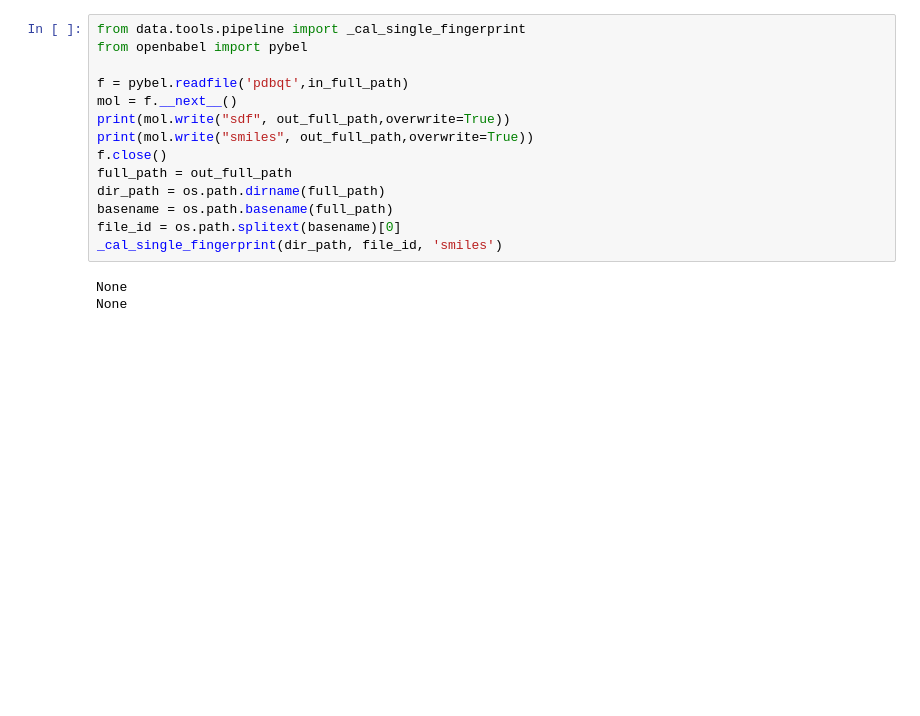
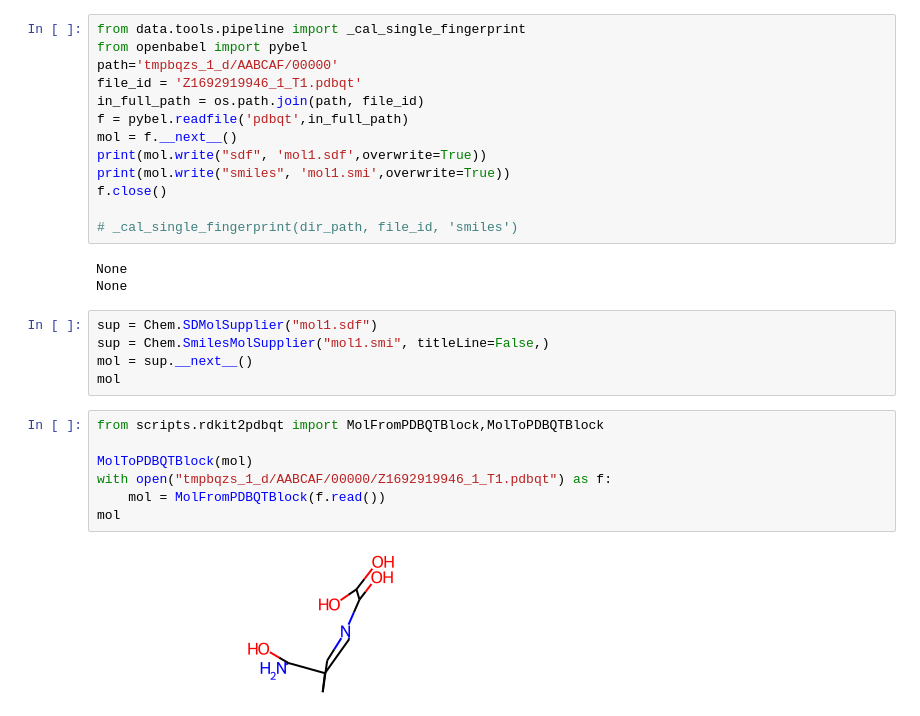
Before and after one commit to wewewexiao2008/virtual-screen, a Jupyter notebook: notebook.ipynb, the cells around one changed output. Saved outputs shown, nothing was run; the diff lists cells and outputs as text; blank space fills up the shorter version.

Commit message:
格式转换使用pybel的接口，不用sdf（失败率太高了），smiles要换方式读取，可以直接读取pdbqt为rdkit的mol。

```diff
--- a/notebook.ipynb
+++ b/notebook.ipynb
@@ -358,17 +343,30 @@ os.path.basename(a)
 # %%
 from data.tools.pipeline import _cal_single_fingerprint
 from openbabel import pybel
-
+path='tmpbqzs_1_d/AABCAF/00000'
+file_id = 'Z1692919946_1_T1.pdbqt'
+in_full_path = os.path.join(path, file_id)
 f = pybel.readfile('pdbqt',in_full_path)
 mol = f.__next__()
-print(mol.write("sdf", out_full_path,overwrite=True))
-print(mol.write("smiles", out_full_path,overwrite=True))
+print(mol.write("sdf", 'mol1.sdf',overwrite=True))
+print(mol.write("smiles", 'mol1.smi',overwrite=True))
 f.close()
-full_path = out_full_path
-dir_path = os.path.dirname(full_path)
-basename = os.path.basename(full_path)
-file_id = os.path.splitext(basename)[0]
-_cal_single_fingerprint(dir_path, file_id, 'smiles')
+
+# _cal_single_fingerprint(dir_path, file_id, 'smiles')
 # %% [output]
 None
 None
+# %%
+sup = Chem.SDMolSupplier("mol1.sdf")
+sup = Chem.SmilesMolSupplier("mol1.smi", titleLine=False,)
+mol = sup.__next__()
+mol
+# %%
+from scripts.rdkit2pdbqt import MolFromPDBQTBlock,MolToPDBQTBlock
+
+MolToPDBQTBlock(mol)
+with open("tmpbqzs_1_d/AABCAF/00000/Z1692919946_1_T1.pdbqt") as f:
+    mol = MolFromPDBQTBlock(f.read())
+mol
+# %% [output]
+[figure, added]
```
Also changed, not shown: parts of 3 cells of this notebook, 1 other file.
